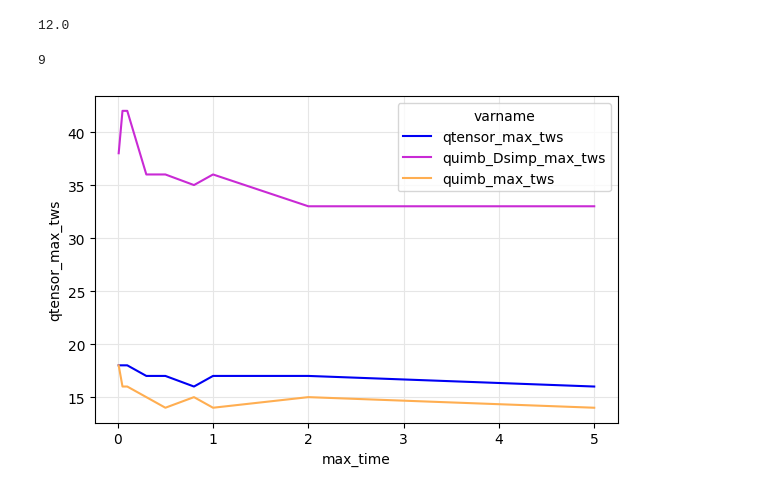
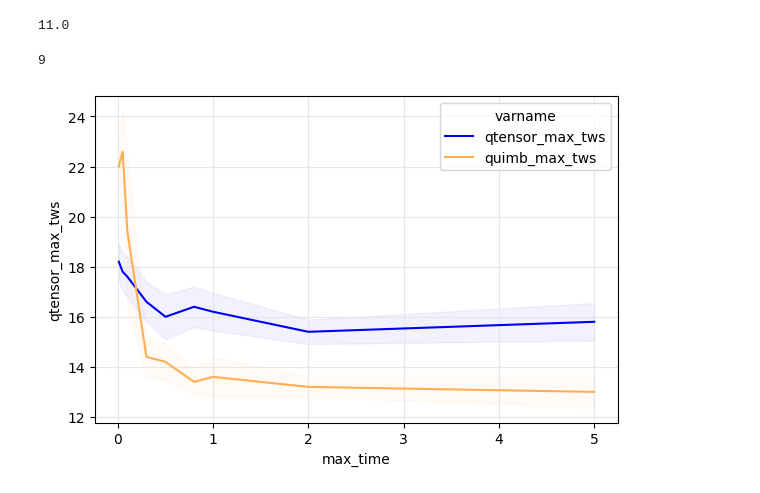
Before and after one commit to danlkv/QTensor, a Jupyter notebook: analysis/spec/notebooks/Ordering_comparison.ipynb, the cells around one changed output. Saved outputs shown, nothing was run; the diff lists cells and outputs as text; code cells hidden in the pictures.

```diff
--- a/analysis/spec/notebooks/Ordering_comparison.ipynb
+++ b/analysis/spec/notebooks/Ordering_comparison.ipynb
@@ -8,5 +9,12 @@ from tqdm.auto import tqdm
 # %%
 %load_ext autoreload
 %autoreload 2
-# %%
-ex = Explorer()
+# %%
+PAR = True
+# %%
+cache = cartesian_explorer.caches.JobLibCache('../../caex_cache/ordering_comparison')
+if PAR:
+    parallel = cartesian_explorer.parallels.Ray()
+    ex = Explorer(cache=cache, parallel=parallel)
+else:
+    ex = Explorer(cache=cache)
@@ -54,6 +64,6 @@ def quimb_Dsimp_max_tws(quimb_Dsimp_tws):
 # %%
 ex.get_variable('quimb_Dsimp_max_tws', N=10, p=2, max_time=0.1)
 # %% [output]
-12.0
+11.0
 # %%
 @ex.provider
@@ -86,10 +96,12 @@ ex.get_variable('qtensor_max_tws', N=10, p=2, max_time=0.1)
 # %% [output]
 9
 # %%
-fig = ex.plot_variables2d(('qtensor_max_tws', 'quimb_Dsimp_max_tws', 'quimb_max_tws'),
-                    max_time=[0.01, 0.05, 0.1, 0.3, 0.5, 0.8, 1, 2, 5],
-                    N=[30],
-                    p=[3],
+fig = ex.plot_variables(('qtensor_max_tws', 'quimb_max_tws'),
+                        distribution_var='seed',
+                        max_time=[0.01, 0.05, 0.1, 0.3, 0.5, 0.8, 1, 2, 5],
+                        seed=range(10, 15),
+                        N=[30],
+                        p=[3],
                    )
 # %% [output]
-[figure, old version]
+[figure, new version]
```
Also changed, not shown: parts of 9 cells of this notebook, 3 other files.
